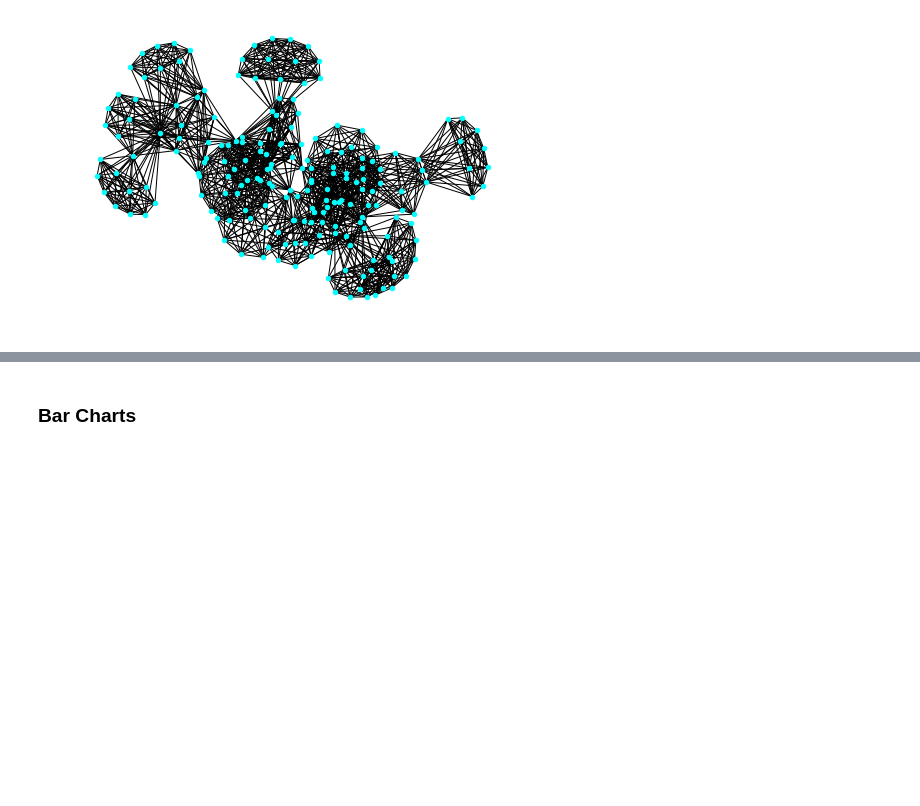
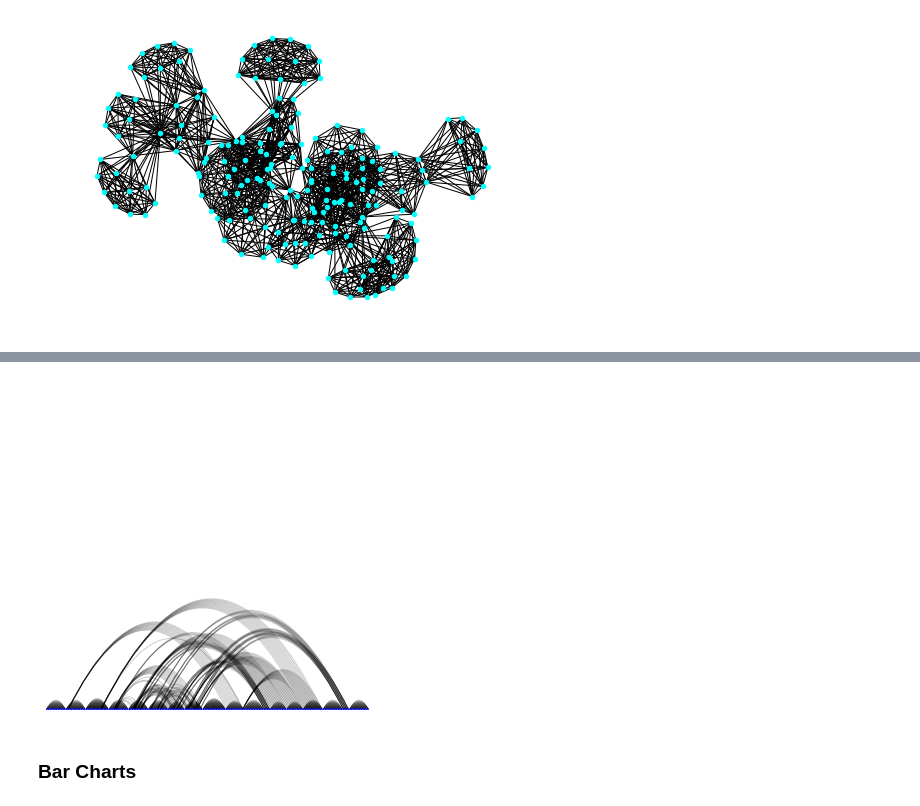
Before and after one commit to ironhack-datalabs/mad-oct-2018, a Jupyter notebook: module-3/lab-network-analysis/main.ipynb, the cells around one changed output, grey strips where cells are left out. Drawn from its saved outputs; the diff is of its cells as text; code cells hidden in the pictures; blank space fills up the shorter version.

```diff
--- a/module-3/lab-network-analysis/main.ipynb
+++ b/module-3/lab-network-analysis/main.ipynb
@@ -324,3 +349,11 @@ nx.draw_networkx(G, pos=None, arrows=False, arrowsize=1, with_labels=False)
+# %%
+#Arc Plots
+from nxviz import ArcPlot
+
+a = ArcPlot(G)
+a.draw()
+# %% [output]
+[figure, added]
 # %% [markdown]
 ### Bar Charts
 # %%
```
Also changed, not shown: parts of 25 cells of this notebook.
